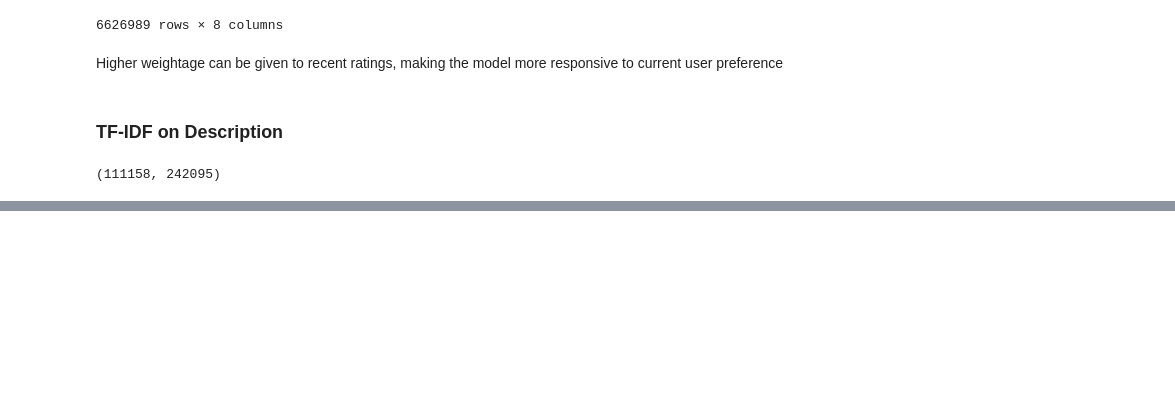
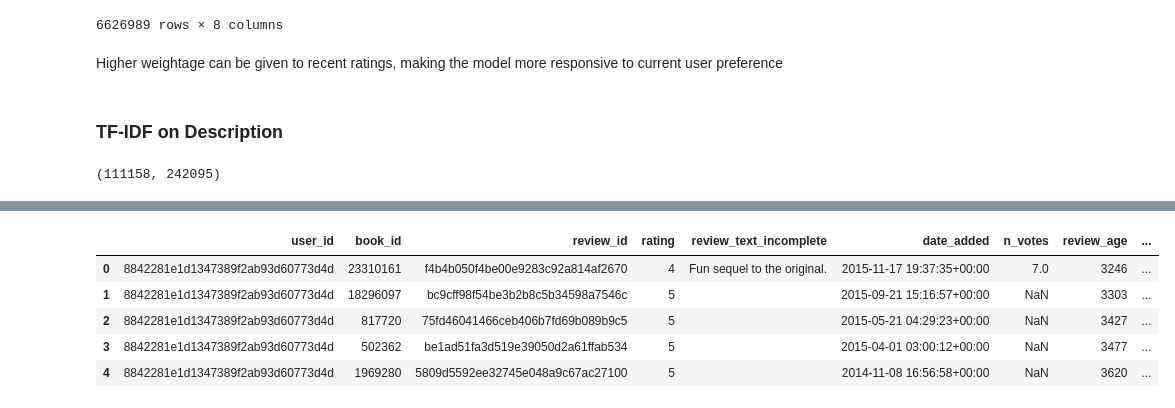
Before and after one commit to Pangerlanger/bt4222-books, a Jupyter notebook: data_eda.ipynb, the cells around one changed output, grey strips where cells are left out. Drawn from its saved outputs; the diff is of its cells as text; code cells hidden in the pictures; blank space fills up the shorter version.

```diff
--- a/data_eda.ipynb
+++ b/data_eda.ipynb
@@ -515,0 +539,29 @@ tfidf_scores
+# %%
+### processed_review
+def process_text(text):
+    text_lower = text.lower()
+    tokens = word_tokenize(text_lower)
+    alphabetic_tokens = [word for word in tokens if re.match('^[a-zA-Z]+$', word)]
+    stop_words = set(stopwords.words('english'))
+    negation_words = ['not', 'no', 'never', "n't", "isn't", "aren't", "wasn't", "weren't", "hasn't", "haven't",
+                      "doesn't", "don't", "didn't", "won't", "wouldn't", "shan't", "shouldn't", "mustn't", "can't", "cannot"]
+    tokens_no_stopwords = [word for word in alphabetic_tokens if ((word not in stop_words) or (word in negation_words))]
+
+    lemmatizer = WordNetLemmatizer()
+    lemmatized_words = [lemmatizer.lemmatize(word) for word in tokens_no_stopwords]
+
+    processed_text = ' '.join(lemmatized_words)
+
+    return processed_text
+# %%
+df_interactions_final_merged['review_text_incomplete'] = df_interactions_final_merged['review_text_incomplete'].fillna('')
+# process_text(df_filtered['review_text_incomplete'].iloc[1])
+df_interactions_final_merged['processed_review'] = df_interactions_final_merged['review_text_incomplete'].apply(process_text)
+df_interactions_final_merged.head(5)
+# %% [output]
+|  | user_id | book_id | review_id | rating | review_text_incomplete | date_added | n_votes | review_age | ... |
+| 0 | 8842281e1d1347389f2ab93d60773d4d | 23310161 | f4b4b050f4be00e9283c92a814af2670 | 4 | Fun sequel to the original. | 2015-11-17 19:37:35+00:00 | 7.0 | 3246 | ... |
+| 1 | 8842281e1d1347389f2ab93d60773d4d | 18296097 | bc9cff98f54be3b2b8c5b34598a7546c | 5 |  | 2015-09-21 15:16:57+00:00 | NaN | 3303 | ... |
+| 2 | 8842281e1d1347389f2ab93d60773d4d | 817720 | 75fd46041466ceb406b7fd69b089b9c5 | 5 |  | 2015-05-21 04:29:23+00:00 | NaN | 3427 | ... |
+| 3 | 8842281e1d1347389f2ab93d60773d4d | 502362 | be1ad51fa3d519e39050d2a61ffab534 | 5 |  | 2015-04-01 03:00:12+00:00 | NaN | 3477 | ... |
+| 4 | 8842281e1d1347389f2ab93d60773d4d | 1969280 | 5809d5592ee32745e048a9c67ac27100 | 5 |  | 2014-11-08 16:56:58+00:00 | NaN | 3620 | ... |
```
Also changed, not shown: parts of 13 cells of this notebook.
